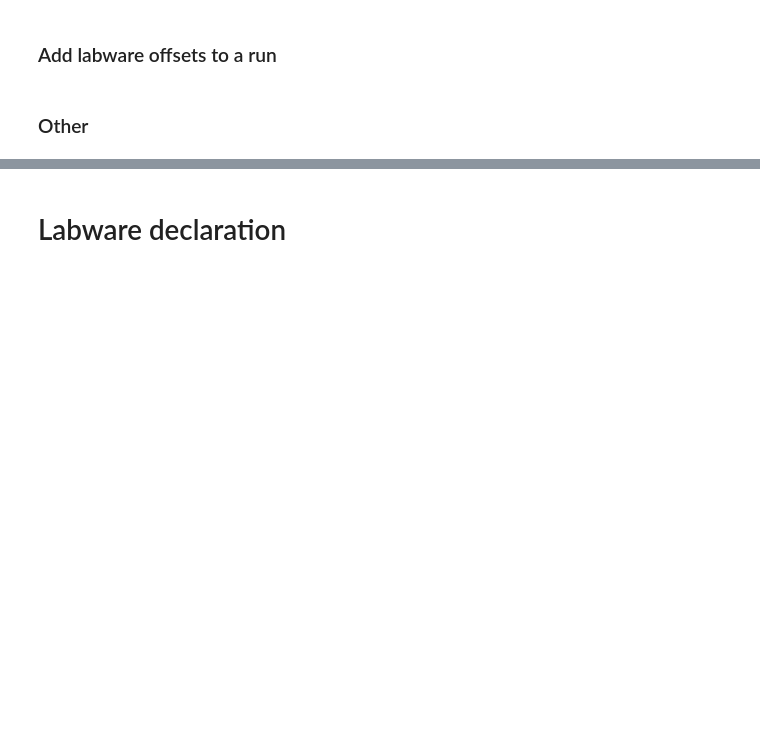
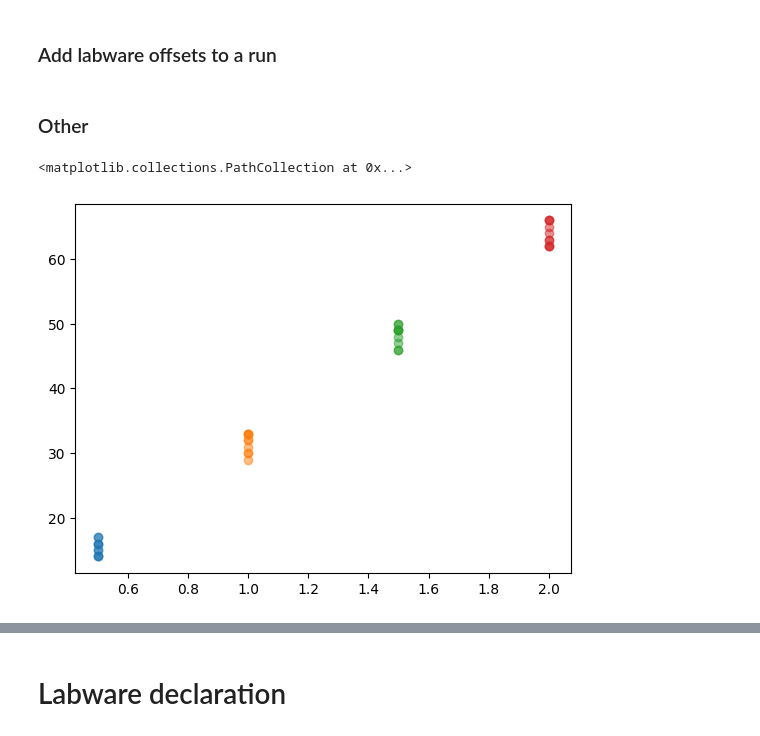
Before and after one commit to steiva/ot2-microtissue-manipulator, a Jupyter notebook: notebooks/calibration_test.ipynb, the cells around one changed output, grey strips where cells are left out. Drawn from its saved outputs; the diff is of its cells as text; code cells hidden in the pictures; blank space fills up the shorter version.

```diff
--- a/notebooks/calibration_test.ipynb
+++ b/notebooks/calibration_test.ipynb
@@ -465,3 +493,19 @@ r = requests.post(url = openapi.BASE_URL+'/runs/'+openapi.run_id +'/labware_offs
 json.loads(r.text)
 # %% [markdown]
 ### Other
+# %%
+y_05 = [14,14,14,16,15,16,16,17,15,17]
+y_1 = [29,30,30,31,33,33,33,33,32,32]
+y_15 = [46,46,47,49,49,50,49,48,50,49]
+y_2 = [62,62,63,65,63,64,66,66,66,62]
+
+x = [0.5, 1,1.5, 2]
+# %%
+plt.figure()
+plt.scatter(np.ones(10)*x[0], y_05, label='0.5 mm', marker='o', alpha=0.5)
+plt.scatter(np.ones(10)*x[1], y_1, label='1 mm', marker='o', alpha=0.5)
+plt.scatter(np.ones(10)*x[2], y_15, label='1.5 mm', marker='o', alpha=0.5)
+plt.scatter(np.ones(10)*x[3], y_2, label='2 mm', marker='o', alpha=0.5)
+# %% [output]
+<matplotlib.collections.PathCollection at 0x...>
+[figure, added]
```
Also changed, not shown: parts of 126 cells of this notebook, 1 other file.
